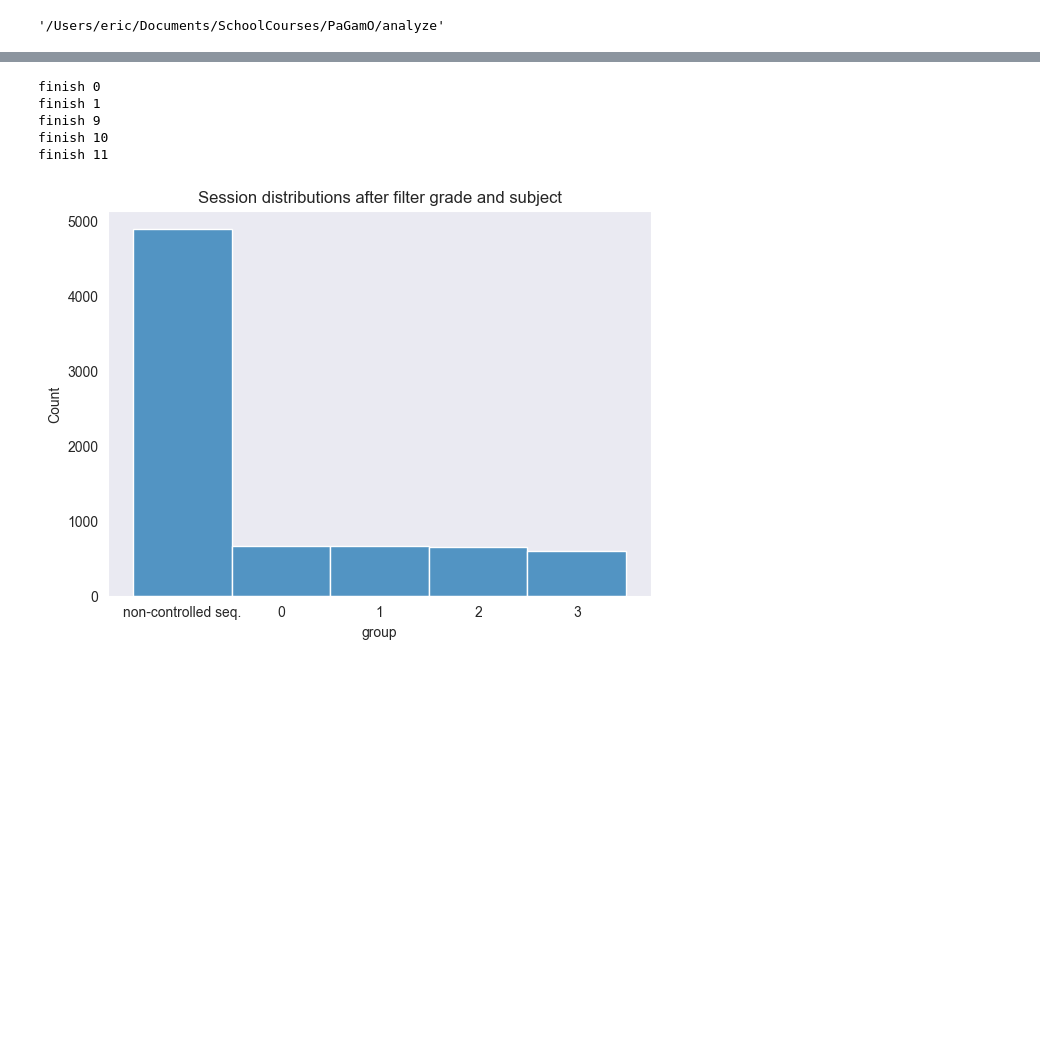
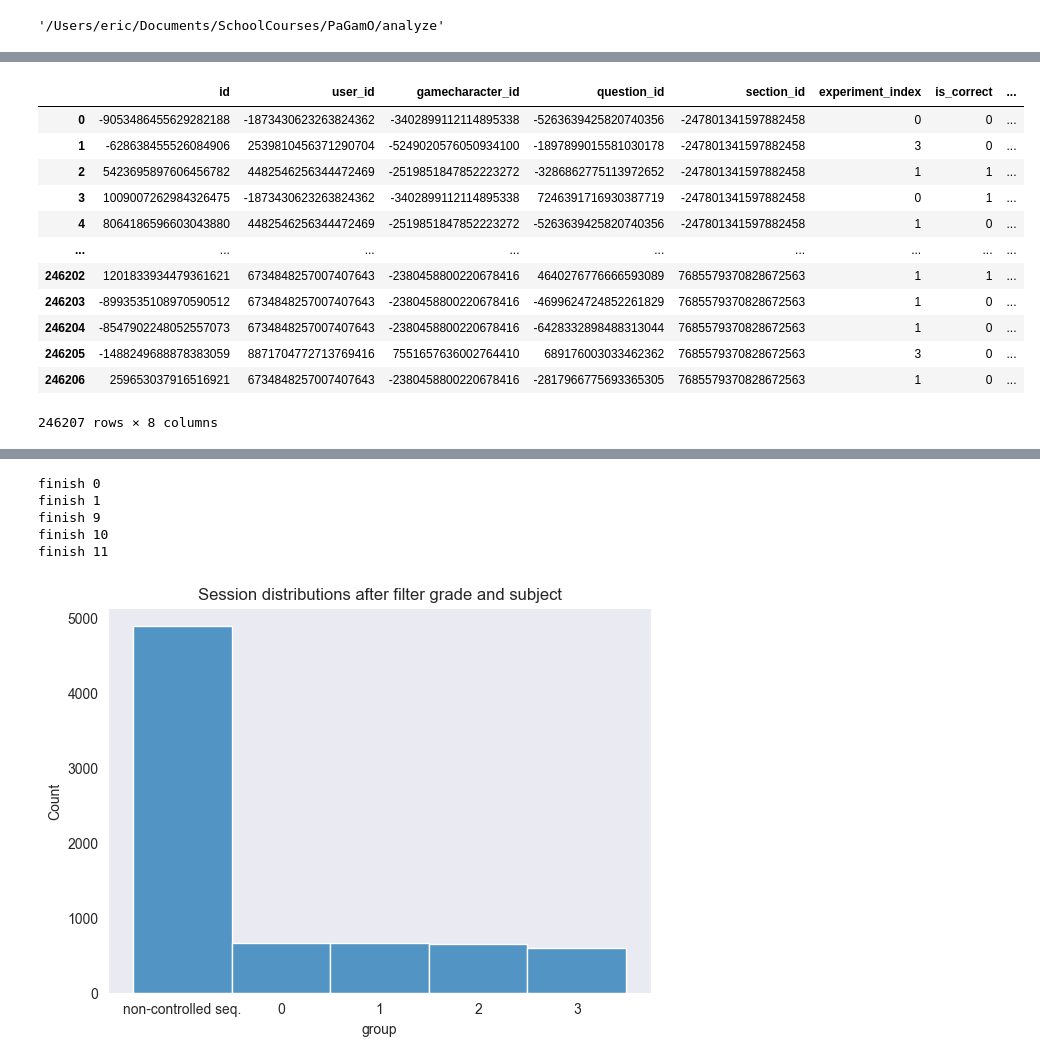
Before and after one commit to marsneko/PaGamO, a Jupyter notebook: analyze/analyze.ipynb, the cells around one changed output, grey strips where cells are left out. Saved outputs shown, nothing was run; the diff lists cells and outputs as text; code cells hidden in the pictures; blank space fills up the shorter version.

```diff
--- a/analyze/analyze.ipynb
+++ b/analyze/analyze.ipynb
@@ -28,7 +31,7 @@ os.getcwd()
 df_question = pd.read_parquet("../data/raw/experiment-2025-q1/ntuecon_experiment_250525/question_structure.parquet")
 
 #conn = duckdb.connect("./data/raw/experiment-2025-q1/ntuecon_experiment_250525/target_book_volume_log.parquet")
-df_book_vol = pd.read_parquet("../data/raw/experiment-2025-q1/ntuecon_experiment_250525/target_book_volume_log.parquet")
+df_book_vol = pd.read_parquet("../data/raw/experiment-2025-q1/ntuecon_experiment_250603/target_book_volume_log_2025-06-03.parquet")
 
 #conn = duckdb.connect("./data/raw/experiment-2025-q1/ntuecon_experiment_250525/target_user_answer_log.parquet")
 df_user_ans = pd.read_parquet("../data/raw/experiment-2025-q1/ntuecon_experiment_250603/target_user_answer_log_2025-06-03.parquet")
@@ -60,0 +47,16 @@ df_user_ans
+# %%
+df_book_vol
+# %% [output]
+|  | id | user_id | gamecharacter_id | question_id | section_id | experiment_index | is_correct | ... |
+| 0 | -9053486455629282188 | -1873430623263824362 | -3402899112114895338 | -5263639425820740356 | -247801341597882458 | 0 | 0 | ... |
+| 1 | -628638455526084906 | 2539810456371290704 | -5249020576050934100 | -1897899015581030178 | -247801341597882458 | 3 | 0 | ... |
+| 2 | 5423695897606456782 | 4482546256344472469 | -2519851847852223272 | -3286862775113972652 | -247801341597882458 | 1 | 1 | ... |
+| 3 | 1009007262984326475 | -1873430623263824362 | -3402899112114895338 | 7246391716930387719 | -247801341597882458 | 0 | 1 | ... |
+| 4 | 8064186596603043880 | 4482546256344472469 | -2519851847852223272 | -5263639425820740356 | -247801341597882458 | 1 | 0 | ... |
+| ... | ... | ... | ... | ... | ... | ... | ... | ... |
+| 246202 | 1201833934479361621 | 6734848257007407643 | -2380458800220678416 | 4640276776666593089 | 7685579370828672563 | 1 | 1 | ... |
+| 246203 | -8993535108970590512 | 6734848257007407643 | -2380458800220678416 | -4699624724852261829 | 7685579370828672563 | 1 | 0 | ... |
+| 246204 | -8547902248052557073 | 6734848257007407643 | -2380458800220678416 | -6428332898488313044 | 7685579370828672563 | 1 | 0 | ... |
+| 246205 | -1488249688878383059 | 8871704772713769416 | 7551657636002764410 | 689176003033462362 | 7685579370828672563 | 3 | 0 | ... |
+| 246206 | 259653037916516921 | 6734848257007407643 | -2380458800220678416 | -2817966775693365305 | 7685579370828672563 | 1 | 0 | ... |
+246207 rows × 8 columns
```
Also changed, not shown: parts of 13 cells of this notebook, 3 other files.
